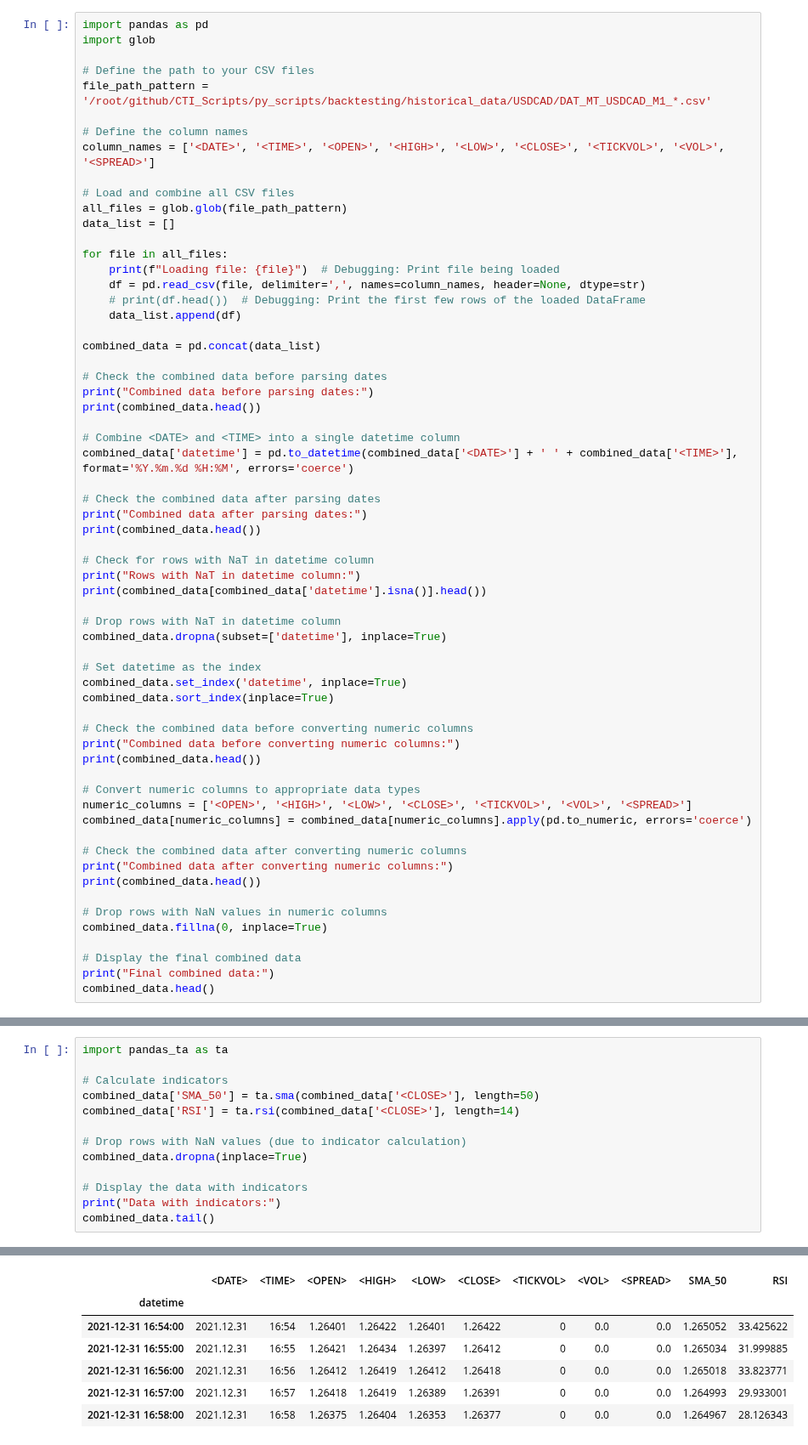
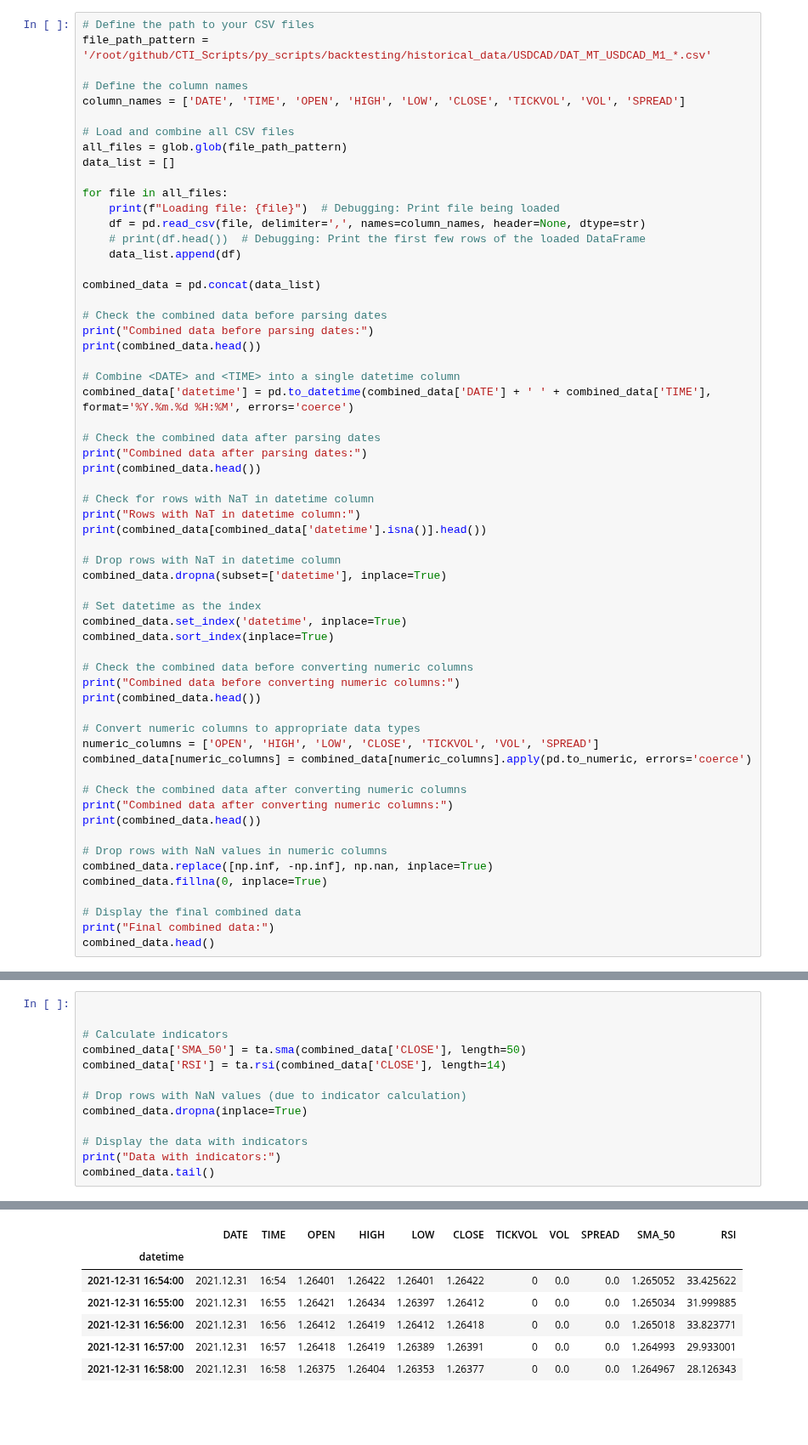
Before and after one commit to Gitchegumi/CTI_Scripts, a Jupyter notebook: py_scripts/backtesting/testing.ipynb, the cells around one changed output, grey strips where cells are left out. Shown at 85% size. Cells and saved outputs as stored; diff of their text form; blank space fills up the shorter version.

```diff
--- a/py_scripts/backtesting/testing.ipynb
+++ b/py_scripts/backtesting/testing.ipynb
@@ -1,12 +11,9 @@
 # %%
-import pandas as pd
-import glob
-
 # Define the path to your CSV files
 file_path_pattern = '/root/github/CTI_Scripts/py_scripts/backtesting/historical_data/USDCAD/DAT_MT_USDCAD_M1_*.csv'
 
 # Define the column names
-column_names = ['<DATE>', '<TIME>', '<OPEN>', '<HIGH>', '<LOW>', '<CLOSE>', '<TICKVOL>', '<VOL>', '<SPREAD>']
+column_names = ['DATE', 'TIME', 'OPEN', 'HIGH', 'LOW', 'CLOSE', 'TICKVOL', 'VOL', 'SPREAD']
 
 # Load and combine all CSV files
 all_files = glob.glob(file_path_pattern)
@@ -25,7 +32,7 @@ print("Combined data before parsing dates:")
 print(combined_data.head())
 
 # Combine <DATE> and <TIME> into a single datetime column
-combined_data['datetime'] = pd.to_datetime(combined_data['<DATE>'] + ' ' + combined_data['<TIME>'], format='%Y.%m.%d %H:%M', errors='coerce')
+combined_data['datetime'] = pd.to_datetime(combined_data['DATE'] + ' ' + combined_data['TIME'], format='%Y.%m.%d %H:%M', errors='coerce')
 
 # Check the combined data after parsing dates
 print("Combined data after parsing dates:")
@@ -47,7 +54,7 @@ print("Combined data before converting numeric columns:")
 print(combined_data.head())
 
 # Convert numeric columns to appropriate data types
-numeric_columns = ['<OPEN>', '<HIGH>', '<LOW>', '<CLOSE>', '<TICKVOL>', '<VOL>', '<SPREAD>']
+numeric_columns = ['OPEN', 'HIGH', 'LOW', 'CLOSE', 'TICKVOL', 'VOL', 'SPREAD']
 combined_data[numeric_columns] = combined_data[numeric_columns].apply(pd.to_numeric, errors='coerce')
 
 # Check the combined data after converting numeric columns
@@ -55,6 +62,7 @@ print("Combined data after converting numeric columns:")
 print(combined_data.head())
 
 # Drop rows with NaN values in numeric columns
+combined_data.replace([np.inf, -np.inf], np.nan, inplace=True)
 combined_data.fillna(0, inplace=True)
 
 # Display the final combined data
@@ -86,21 +94,21 @@ Final combined data:
 | 2012-01-02 02:06:00 | 2012.01.02 | 02:06 | 1.01918 | 1.01918 | 1.01918 | 1.01918 | 0 | 0.0 | 0.0 |
 | 2012-01-02 02:08:00 | 2012.01.02 | 02:08 | 1.01925 | 1.01925 | 1.01925 | 1.01925 | 0 | 0.0 | 0.0 |
 # %%
-import pandas_ta as ta
+
 
 # Calculate indicators
-combined_data['SMA_50'] = ta.sma(combined_data['<CLOSE>'], length=50)
-combined_data['RSI'] = ta.rsi(combined_data['<CLOSE>'], length=14)
+combined_data['SMA_50'] = ta.sma(combined_data['CLOSE'], length=50)
+combined_data['RSI'] = ta.rsi(combined_data['CLOSE'], length=14)
 
 # Drop rows with NaN values (due to indicator calculation)
 combined_data.dropna(inplace=True)
 
 # Display the data with indicators
 print("Data with indicators:")
 combined_data.tail()
 # %% [output]
 Data with indicators:
-|  | <DATE> | <TIME> | <OPEN> | <HIGH> | <LOW> | <CLOSE> | <TICKVOL> | <VOL> | <SPREAD> | SMA_50 | RSI |
+|  | DATE | TIME | OPEN | HIGH | LOW | CLOSE | TICKVOL | VOL | SPREAD | SMA_50 | RSI |
 | datetime |  |  |  |  |  |  |  |  |  |  |  |
 | 2021-12-31 16:54:00 | 2021.12.31 | 16:54 | 1.26401 | 1.26422 | 1.26401 | 1.26422 | 0 | 0.0 | 0.0 | 1.265052 | 33.425622 |
 | 2021-12-31 16:55:00 | 2021.12.31 | 16:55 | 1.26421 | 1.26434 | 1.26397 | 1.26412 | 0 | 0.0 | 0.0 | 1.265034 | 31.999885 |
```
Also changed, not shown: parts of 3 cells of this notebook, 1 other file.
